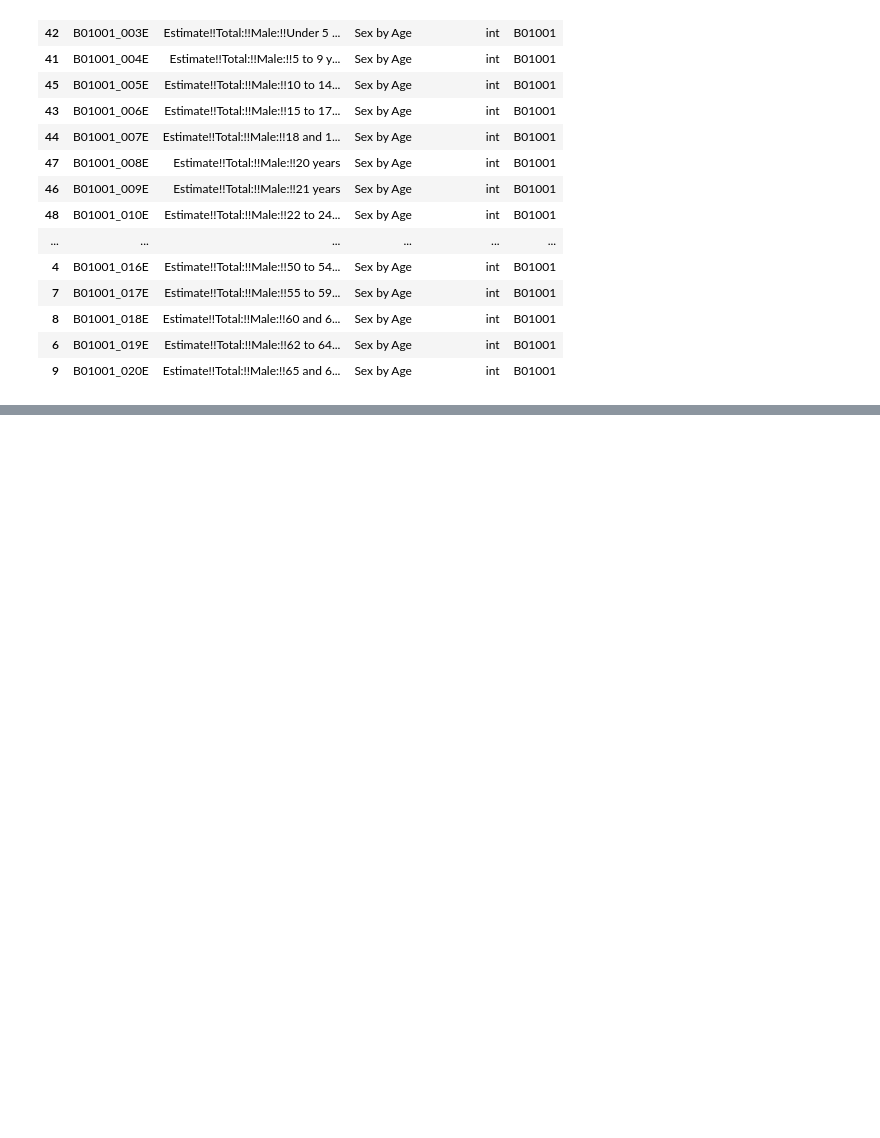
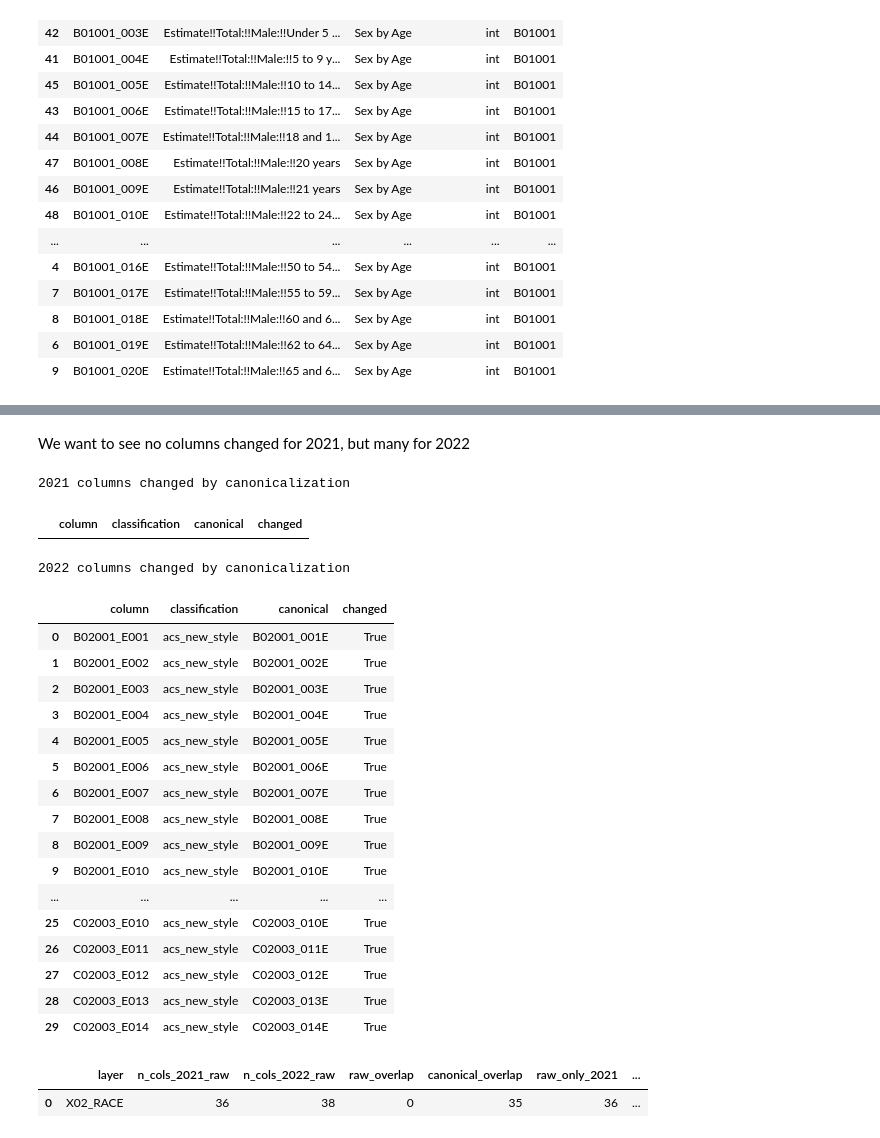
Before and after one commit to oturns/geosnap, a Jupyter notebook: build/examine_output.ipynb, the cells around one changed output, grey strips where cells are left out. Saved outputs shown, nothing was run; the diff lists cells and outputs as text; code cells hidden in the pictures; blank space fills up the shorter version.

```diff
--- a/build/examine_output.ipynb
+++ b/build/examine_output.ipynb
@@ -203,0 +504,19 @@ describe_group("B01001", vars2022).head(20)
+# %%
+inspect21 = pd.DataFrame({
+    "column": cols21,
+    "classification": [classify_column(c) for c in cols21],
+    "canonical": [canonicalize_column(c) for c in cols21],
+    "changed": [c != canonicalize_column(c) for c in cols21],
+})
+inspect22 = pd.DataFrame({
+    "column": cols22,
+    "classification": [classify_column(c) for c in cols22],
+    "canonical": [canonicalize_column(c) for c in cols22],
+    "changed": [c != canonicalize_column(c) for c in cols22],
+})
+
+print("2021 classification counts")
+display(inspect21["classification"].value_counts().rename_axis("classification").reset_index(name="count"))
+
+print("2022 classification counts")
+display(inspect22["classification"].value_counts().rename_axis("classification").reset_index(name="count"))
@@ -203,0 +532,49 @@ describe_group("B01001", vars2022).head(20)
+# %% [markdown]
+We want to see no columns changed for 2021, but many for 2022
+# %%
+print("2021 columns changed by canonicalization")
+display(inspect21[inspect21["changed"]].head(30))
+
+print("2022 columns changed by canonicalization")
+display(inspect22[inspect22["changed"]].head(30))
+# %% [output]
+2021 columns changed by canonicalization
+|  | column | classification | canonical | changed |
+2022 columns changed by canonicalization
+|  | column | classification | canonical | changed |
+| 0 | B02001_E001 | acs_new_style | B02001_001E | True |
+| 1 | B02001_E002 | acs_new_style | B02001_002E | True |
+| 2 | B02001_E003 | acs_new_style | B02001_003E | True |
+| 3 | B02001_E004 | acs_new_style | B02001_004E | True |
+| 4 | B02001_E005 | acs_new_style | B02001_005E | True |
+| 5 | B02001_E006 | acs_new_style | B02001_006E | True |
+| 6 | B02001_E007 | acs_new_style | B02001_007E | True |
+| 7 | B02001_E008 | acs_new_style | B02001_008E | True |
+| 8 | B02001_E009 | acs_new_style | B02001_009E | True |
+| 9 | B02001_E010 | acs_new_style | B02001_010E | True |
+| ... | ... | ... | ... | ... |
+| 25 | C02003_E010 | acs_new_style | C02003_010E | True |
+| 26 | C02003_E011 | acs_new_style | C02003_011E | True |
+| 27 | C02003_E012 | acs_new_style | C02003_012E | True |
+| 28 | C02003_E013 | acs_new_style | C02003_013E | True |
+| 29 | C02003_E014 | acs_new_style | C02003_014E | True |
+# %%
+raw_overlap = len(set(cols21) & set(cols22))
+canon_overlap = len({canonicalize_column(c) for c in cols21} & {canonicalize_column(c) for c in cols22})
+
+comparison_df = pd.DataFrame([{
+    "layer": layer,
+    "n_cols_2021_raw": len(cols21),
+    "n_cols_2022_raw": len(cols22),
+    "raw_overlap": raw_overlap,
+    "canonical_overlap": canon_overlap,
+    "raw_only_2021": len(set(cols21) - set(cols22)),
+    "raw_only_2022": len(set(cols22) - set(cols21)),
+    "canonical_only_2021": len({canonicalize_column(c) for c in cols21} - {canonicalize_column(c) for c in cols22}),
+    "canonical_only_2022": len({canonicalize_column(c) for c in cols22} - {canonicalize_column(c) for c in cols21}),
+}])
+
+display(comparison_df)
+# %% [output]
+|  | layer | n_cols_2021_raw | n_cols_2022_raw | raw_overlap | canonical_overlap | raw_only_2021 | ... |
+| 0 | X02_RACE | 36 | 38 | 0 | 35 | 36 | ... |
```
Also changed, not shown: parts of 40 cells of this notebook.
